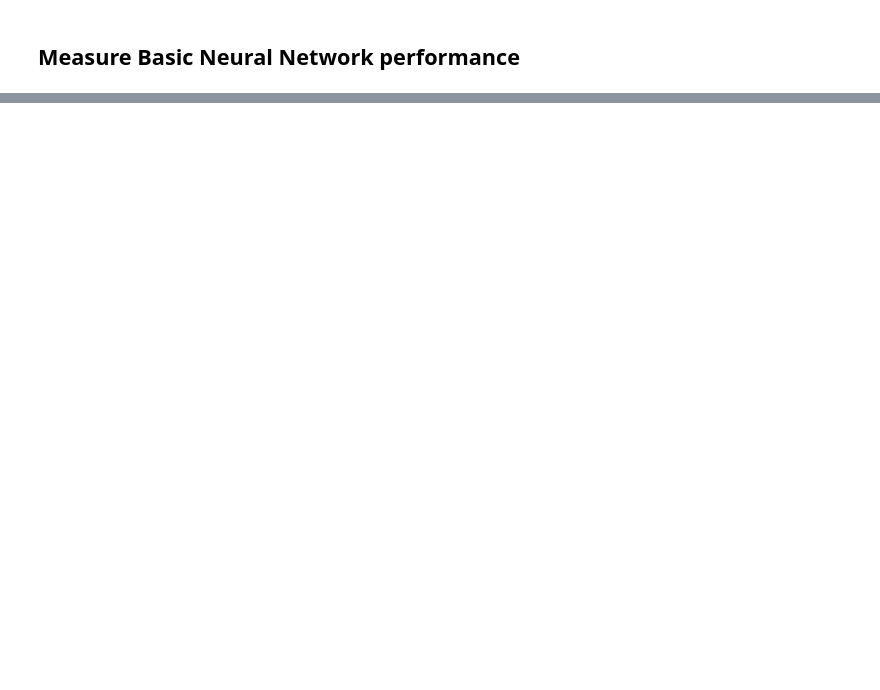
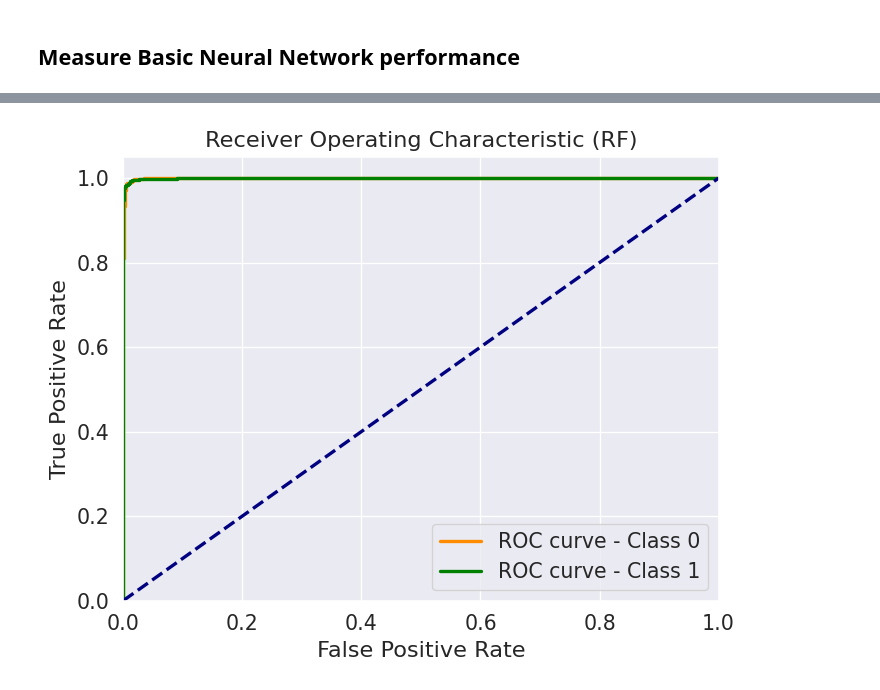
Before and after one commit to HarrisKucukalic/CSS2_Group_3, a Jupyter notebook: combined_code.ipynb, the cells around one changed output, grey strips where cells are left out. Drawn from its saved outputs; the diff is of its cells as text; code cells hidden in the pictures; blank space fills up the shorter version.

```diff
--- a/combined_code.ipynb
+++ b/combined_code.ipynb
@@ -1347,0 +1438,40 @@ print(report)
+# %%
+from sklearn.metrics import roc_curve, roc_auc_score
+import matplotlib.pyplot as plt
+
+# Get the probabilities of each class.
+y_probs = RF_classifier.predict_proba(X_test)
+
+# Initialize lists to store TPR and FPR for each class
+tpr_list = []
+fpr_list = []
+
+# Convert multi-class labels to binary labels for each class and calculate ROC curves
+for pos in range(2):
+    binary_labels = (y_test == pos).astype(int)
+    fpr, tpr, thresholds = roc_curve(binary_labels, y_probs[:, pos], pos_label=1)
+    auc = roc_auc_score(binary_labels, y_probs[:, pos])
+
+    # Store TPR and FPR for plotting
+    tpr_list.append(tpr)
+    fpr_list.append(fpr)
+
+# Plot ROC curves for all classes on the same graph
+plt.figure()
+lw = 2
+colors = ['darkorange', 'green']
+labels = ['Class 0', 'Class 1']
+
+for i in range(len(tpr_list)):
+    plt.plot(fpr_list[i], tpr_list[i], color=colors[i], lw=lw, label='ROC curve - %s' % (labels[i]))
+
+plt.plot([0, 1], [0, 1], color='navy', lw=lw, linestyle='--')
+plt.xlim([0.0, 1.0])
+plt.ylim([0.0, 1.05])
+plt.xlabel('False Positive Rate')
+plt.ylabel('True Positive Rate')
+plt.title('Receiver Operating Characteristic (RF)')
+plt.legend(loc="lower right")
+plt.show()
+# %% [output]
+[figure, added]
```
Also changed, not shown: parts of 62 cells of this notebook.
